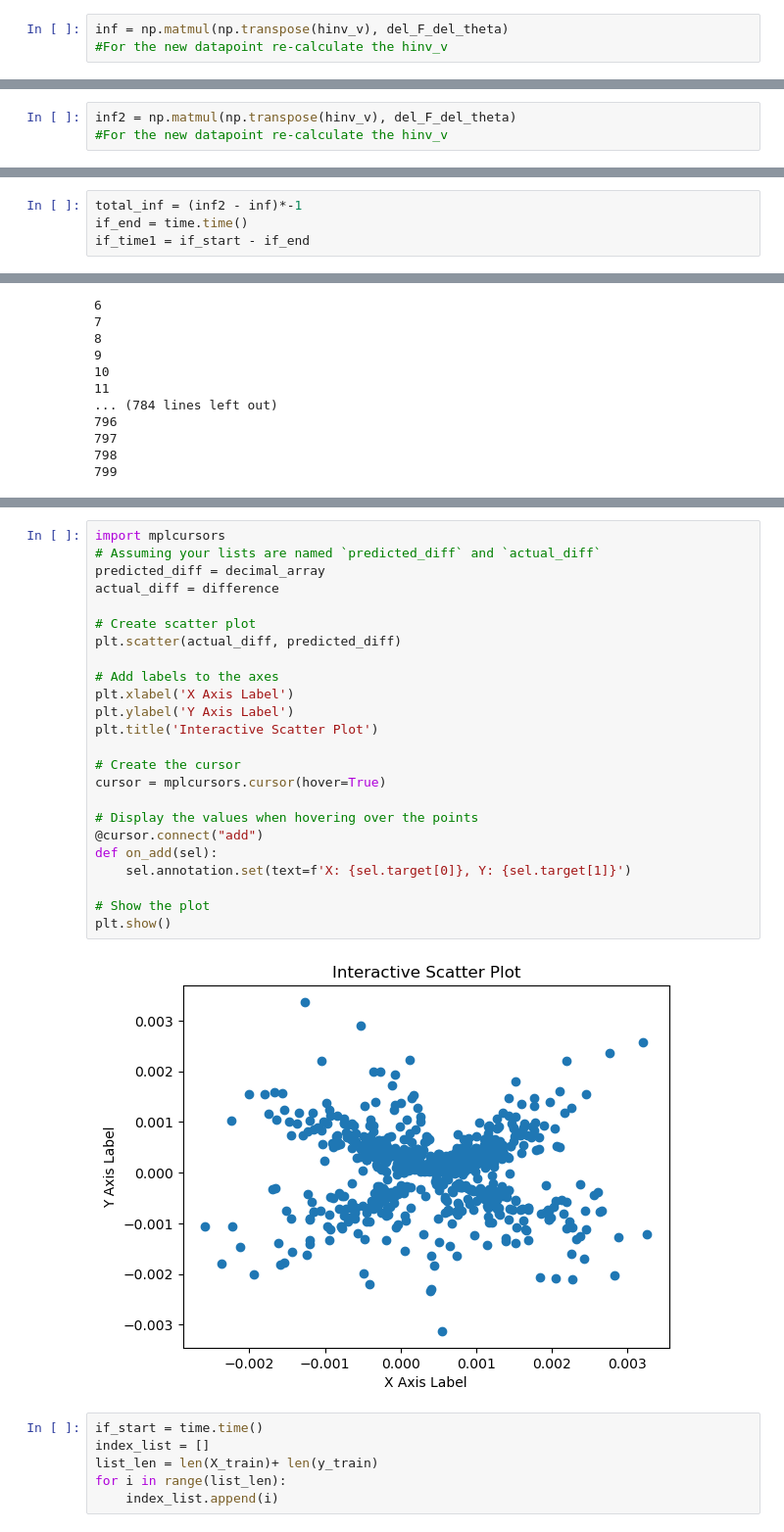
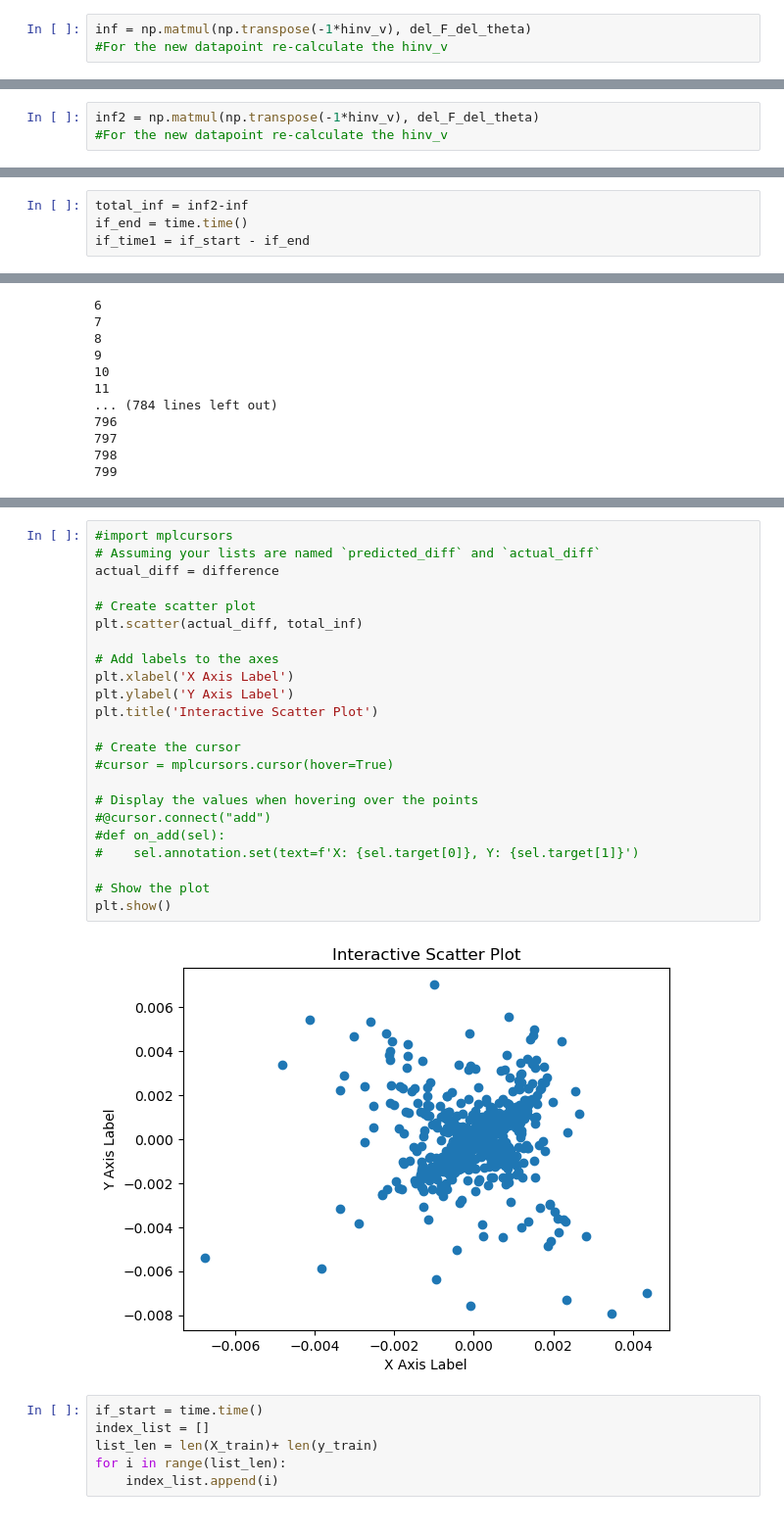
Before and after one commit to s-thandri/labelflipping, a Jupyter notebook: influence_functions/acs_influence.ipynb, the cells around one changed output, grey strips where cells are left out. Shown at 98% size. Saved outputs shown, nothing was run; the diff lists cells and outputs as text.

```diff
--- a/influence_functions/acs_influence.ipynb
+++ b/influence_functions/acs_influence.ipynb
@@ -119,7 +119,7 @@ del_L_del_theta = get_del_L_del_theta(clf, X_train, y_train, loss_func)
 hinv_v, hinv = get_hinv_v(hessian_all_points, np.transpose(del_L_del_theta))
 #incorporate del_l_del_theta_i with the updated datapoint
 # %%
-inf = np.matmul(np.transpose(hinv_v), del_F_del_theta)
+inf = np.matmul(np.transpose(-1*hinv_v), del_F_del_theta)
 #For the new datapoint re-calculate the hinv_v
 # %%
 inf=(1/len(X_train))*(inf)
@@ -212,7 +212,7 @@ del_L_del_theta = get_del_L_del_theta(clf, X_train, y_train_changed, loss_func)
 hinv_v, hinv = get_hinv_v(hessian_all_points, np.transpose(del_L_del_i))
 #incorporate del_l_del_theta_i with the updated datapoint
 # %%
-inf2 = np.matmul(np.transpose(hinv_v), del_F_del_theta)
+inf2 = np.matmul(np.transpose(-1*hinv_v), del_F_del_theta)
 #For the new datapoint re-calculate the hinv_v
 # %%
 inf2 = (1/len(X_train))*(inf2)
@@ -307,7 +307,7 @@ array([-1.05172453e-03, -8.49270185e-04,  4.85685098e-04,  5.90131226e-04,
 # %% [markdown]
 <h4>Determine total influence of datapoints<h4>
 # %%
-total_inf = (inf2 - inf)*-1
+total_inf = inf2-inf
 if_end = time.time()
 if_time1 = if_start - if_end
 # %%
@@ -421,29 +415,28 @@ print(difference)
 # %%
-import mplcursors
+#import mplcursors
 # Assuming your lists are named `predicted_diff` and `actual_diff`
-predicted_diff = decimal_array
 actual_diff = difference
 
 # Create scatter plot
-plt.scatter(actual_diff, predicted_diff)
+plt.scatter(actual_diff, total_inf)
 
 # Add labels to the axes
 plt.xlabel('X Axis Label')
 plt.ylabel('Y Axis Label')
 plt.title('Interactive Scatter Plot')
 
 # Create the cursor
-cursor = mplcursors.cursor(hover=True)
+#cursor = mplcursors.cursor(hover=True)
 
 # Display the values when hovering over the points
-@cursor.connect("add")
-def on_add(sel):
-    sel.annotation.set(text=f'X: {sel.target[0]}, Y: {sel.target[1]}')
+#@cursor.connect("add")
+#def on_add(sel):
+#    sel.annotation.set(text=f'X: {sel.target[0]}, Y: {sel.target[1]}')
 
 # Show the plot
 plt.show()
 # %% [output]
-[figure, old version]
+[figure, new version]
 # %%
 if_start = time.time()
 index_list = []
```
Also changed, not shown: parts of 11 cells of this notebook, 1 other file.
